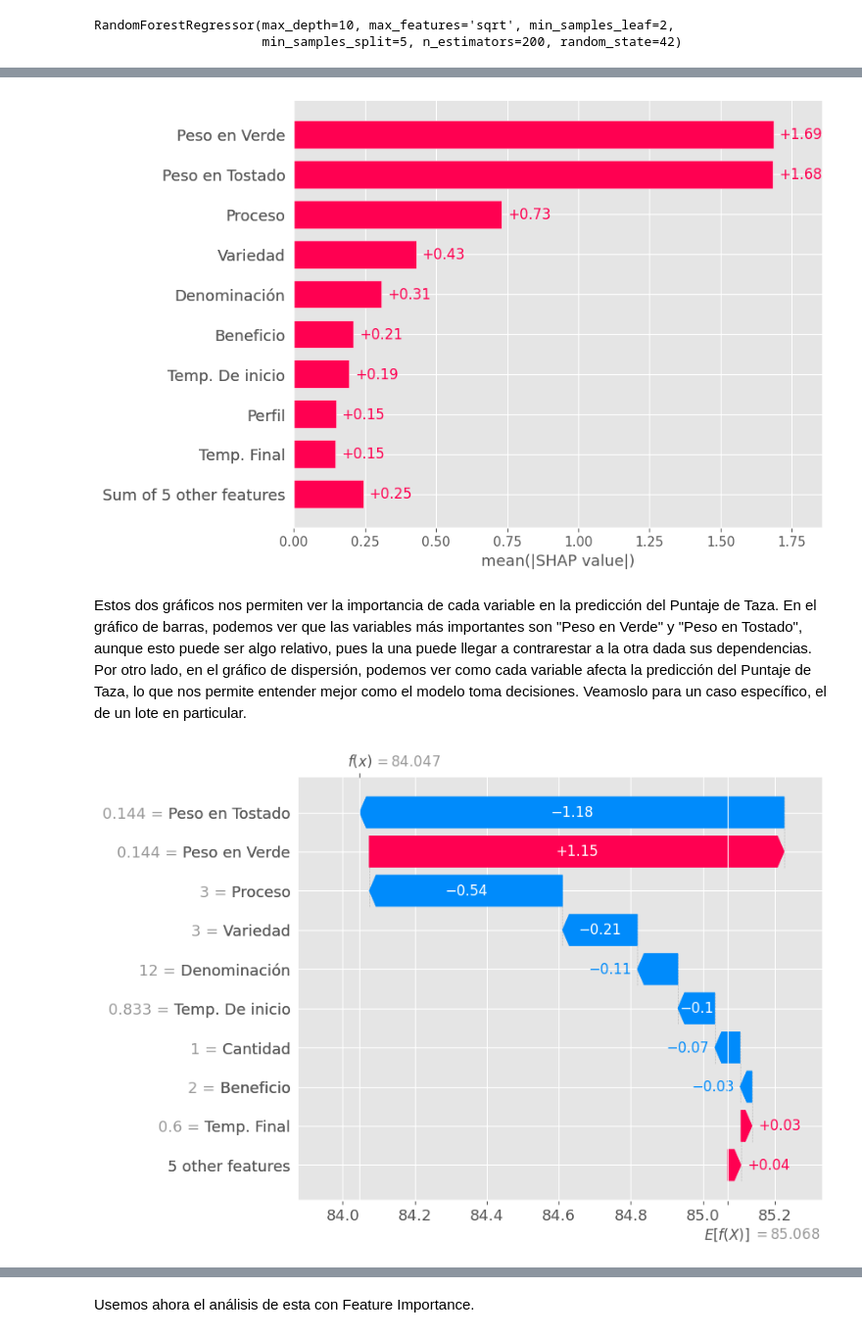
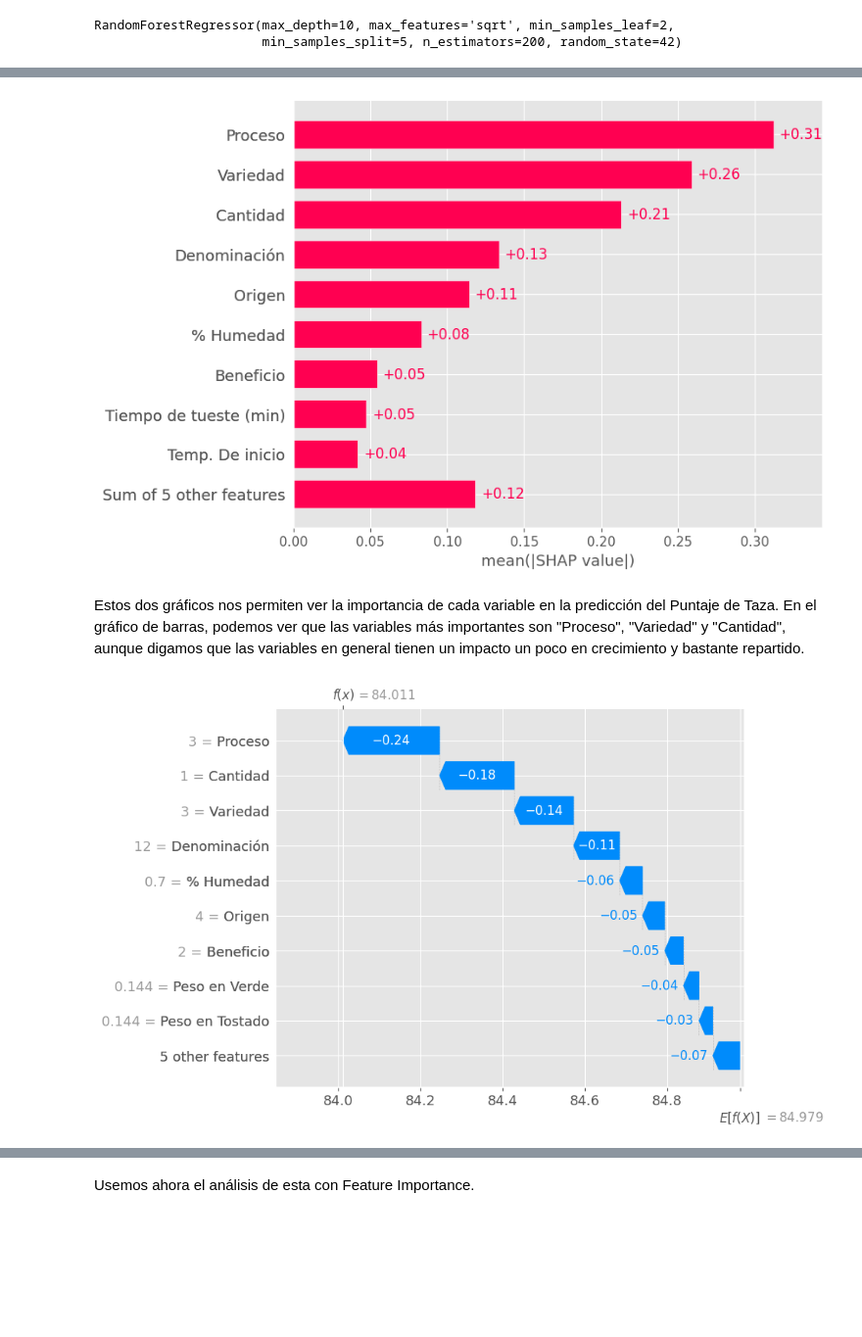
Before and after one commit to leodavid0109/Aprendizaje_Automatico, a Jupyter notebook: Tarea Café/Proyecto Café.ipynb, the cells around one changed output, grey strips where cells are left out. Shown at 98% size. Cells and saved outputs as stored; diff of their text form; code cells hidden in the pictures; blank space fills up the shorter version.

```diff
--- a/Tarea Café/Proyecto Café.ipynb
+++ b/Tarea Café/Proyecto Café.ipynb
@@ -1152,12 +1224,12 @@ shap.summary_plot(shap_values_rf, X_filtrado)
 # %%
-shap.plots.bar(shap_values)
+shap.plots.bar(shap_values_rf)
 # %% [output]
-[figure, old version]
+[figure, new version]
 # %% [markdown]
-Estos dos gráficos nos permiten ver la importancia de cada variable en la predicción del Puntaje de Taza. En el gráfico de barras, podemos ver que las variables más importantes son "Peso en Verde" y "Peso en Tostado", aunque esto puede ser algo relativo, pues la una puede llegar a contrarestar a la otra dada sus dependencias. Por otro lado, en el gráfico de dispersión, podemos ver como cada variable afecta la predicción del Puntaje de Taza, lo que nos permite entender mejor como el modelo toma decisiones. Veamoslo para un caso específico, el de un lote en particular.
+Estos dos gráficos nos permiten ver la importancia de cada variable en la predicción del Puntaje de Taza. En el gráfico de barras, podemos ver que las variables más importantes son "Proceso", "Variedad" y "Cantidad", aunque digamos que las variables en general tienen un impacto un poco en crecimiento y bastante repartido.
 # %%
 # Escoge una fila, por ejemplo la 10
-shap.plots.waterfall(shap_values[10])
+shap.plots.waterfall(shap_values_rf[10])
 # %% [output]
-[figure, old version]
+[figure, new version]
 # %% [markdown]
```
Also changed, not shown: parts of 14 cells of this notebook.
